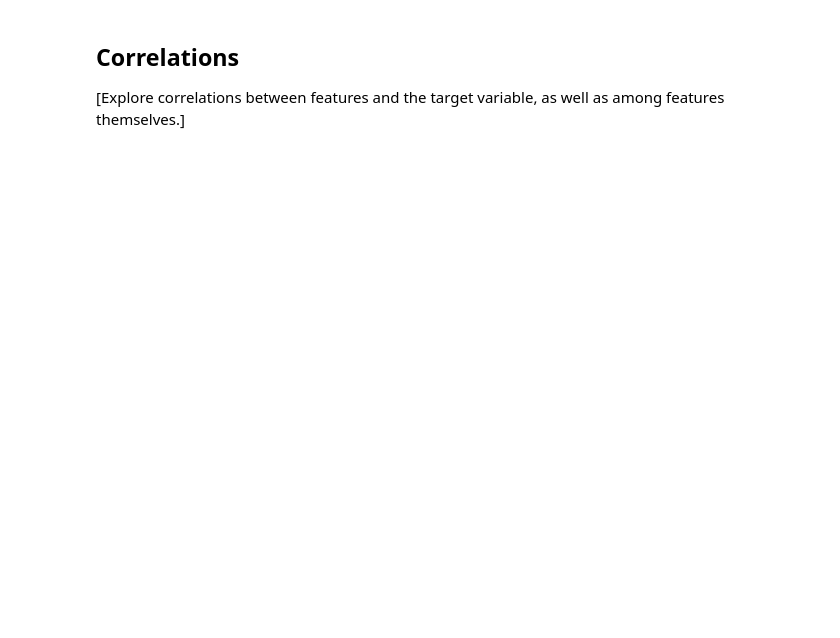
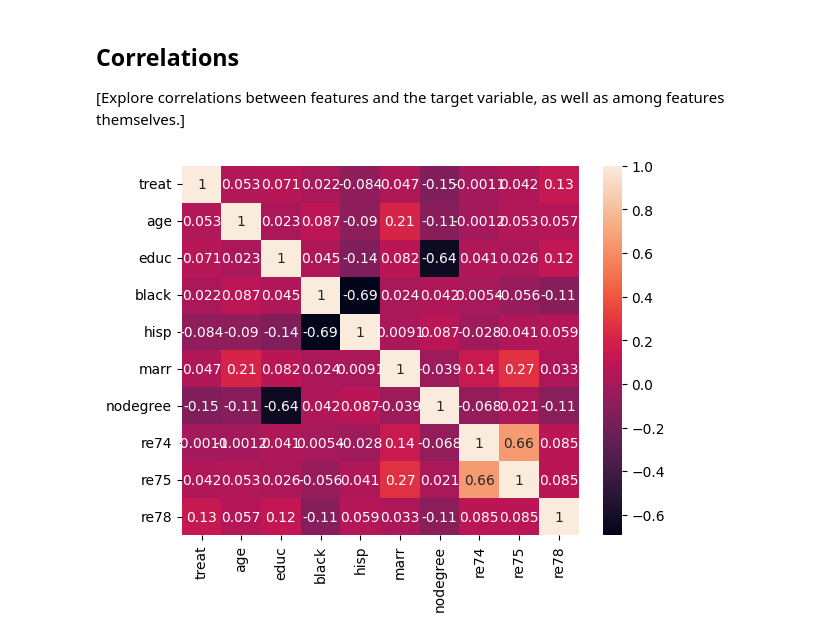
Before and after one commit to lefie1231/CausalInference_ML, a Jupyter notebook: 1_DatasetCharacteristics/exploratory_data_analysis.ipynb, the cells around one changed output. Drawn from its saved outputs; the diff is of its cells as text; code cells hidden in the pictures; blank space fills up the shorter version.

```diff
--- a/1_DatasetCharacteristics/exploratory_data_analysis.ipynb
+++ b/1_DatasetCharacteristics/exploratory_data_analysis.ipynb
@@ -75,7 +156,11 @@ plt.show()
 
 [Explore correlations between features and the target variable, as well as among features themselves.]
 # %%
-# Example: Plotting a heatmap to show feature correlations
-correlation_matrix = df.corr()
-sns.heatmap(correlation_matrix, annot=True)
+# Plotting a heatmap to show feature correlations
+temp = df.drop(['data_id'], axis=1)
+
+correlation_matrix = temp.corr()
+sb.heatmap(correlation_matrix, annot=True)
 plt.show()
+# %% [output]
+[figure, added]
```
Also changed, not shown: parts of 14 cells of this notebook.
